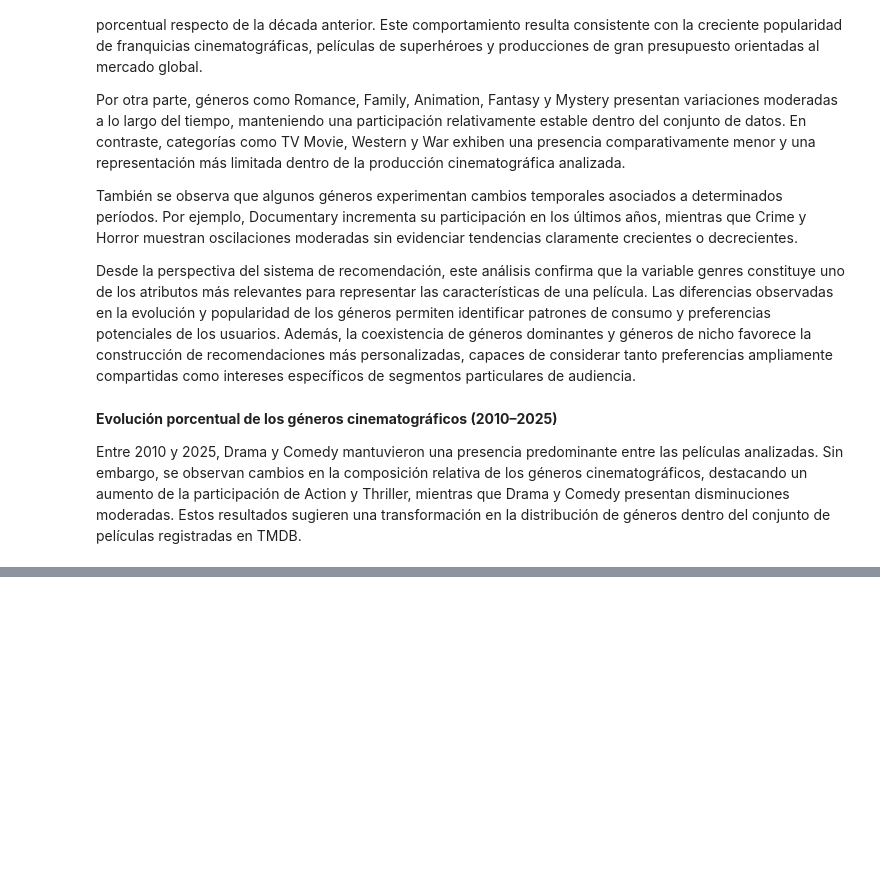
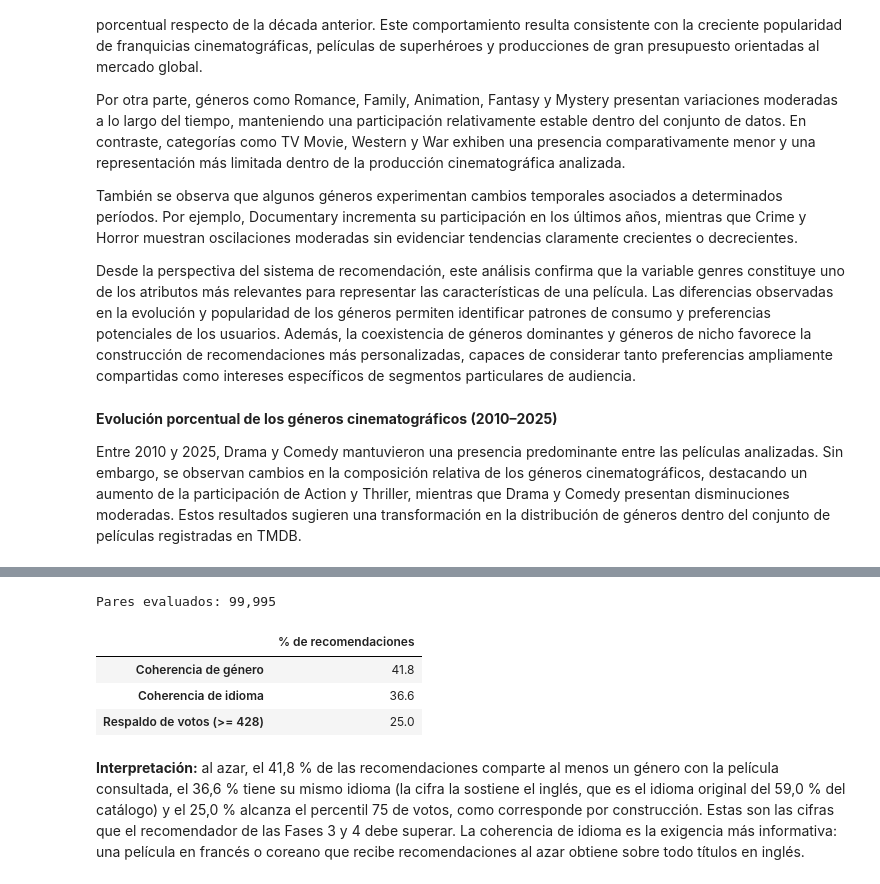
Before and after one commit to yetgx/mcdi500-tmdb-grupo4, a Jupyter notebook: F1/F1_Definicion.ipynb, the cells around one changed output, grey strips where cells are left out. Cells and saved outputs as stored; diff of their text form; code cells hidden in the pictures; blank space fills up the shorter version.

Commit message:
feat: alinea F1 con el recomendador, agrega linea base del criterio y vinculo con el mapa
Co-Authored-By: Claude Opus 5.5 <noreply@anthropic.com>

```diff
--- a/F1/F1_Definicion.ipynb
+++ b/F1/F1_Definicion.ipynb
@@ -760,0 +762,30 @@ En consecuencia, el proyecto se orientará al desarrollo de un recomendador híb
+# %%
+rng = np.random.default_rng(42)
+N_PARES = 100_000
+
+consulta = rng.integers(0, len(df), N_PARES)
+recomendada = rng.integers(0, len(df), N_PARES)
+distintas = consulta != recomendada                     # una película no se recomienda a sí misma
+consulta, recomendada = consulta[distintas], recomendada[distintas]
+
+generos = df["genres"].fillna("").str.split("|").map(lambda g: {x for x in g if x}).to_numpy()
+idiomas = df["original_language"].to_numpy()
+votos = df["vote_count"].to_numpy()
+umbral_votos = df["vote_count"].quantile(0.75)
+
+linea_base = pd.Series({
+    "Coherencia de género": np.mean([bool(generos[a] & generos[b]) for a, b in zip(consulta, recomendada)]),
+    "Coherencia de idioma": np.mean(idiomas[consulta] == idiomas[recomendada]),
+    f"Respaldo de votos (>= {umbral_votos:.0f})": np.mean(votos[recomendada] >= umbral_votos),
+}, name="línea base aleatoria")
+
+print(f"Pares evaluados: {len(consulta):,}")
+(linea_base * 100).round(1).to_frame("% de recomendaciones")
+# %% [output]
+Pares evaluados: 99,995
+|  | % de recomendaciones |
+| Coherencia de género | 41.8 |
+| Coherencia de idioma | 36.6 |
+| Respaldo de votos (>= 428) | 25.0 |
+# %% [markdown]
+**Interpretación:** al azar, el 41,8 % de las recomendaciones comparte al menos un género con la película consultada, el 36,6 % tiene su mismo idioma (la cifra la sostiene el inglés, que es el idioma original del 59,0 % del catálogo) y el 25,0 % alcanza el percentil 75 de votos, como corresponde por construcción. Estas son las cifras que el recomendador de las Fases 3 y 4 debe superar. La coherencia de idioma es la exigencia más informativa: una película en francés o coreano que recibe recomendaciones al azar obtiene sobre todo títulos en inglés.
```
Also changed, not shown: parts of 6 cells of this notebook.
